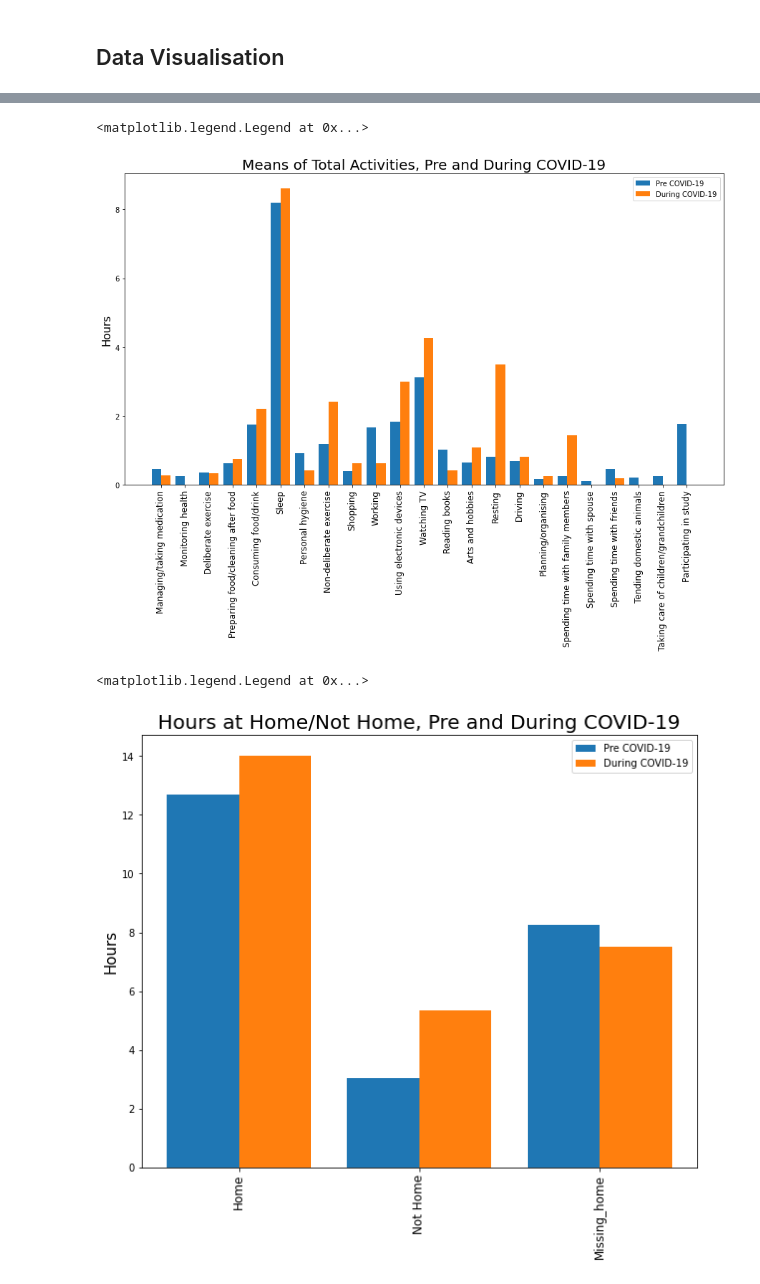
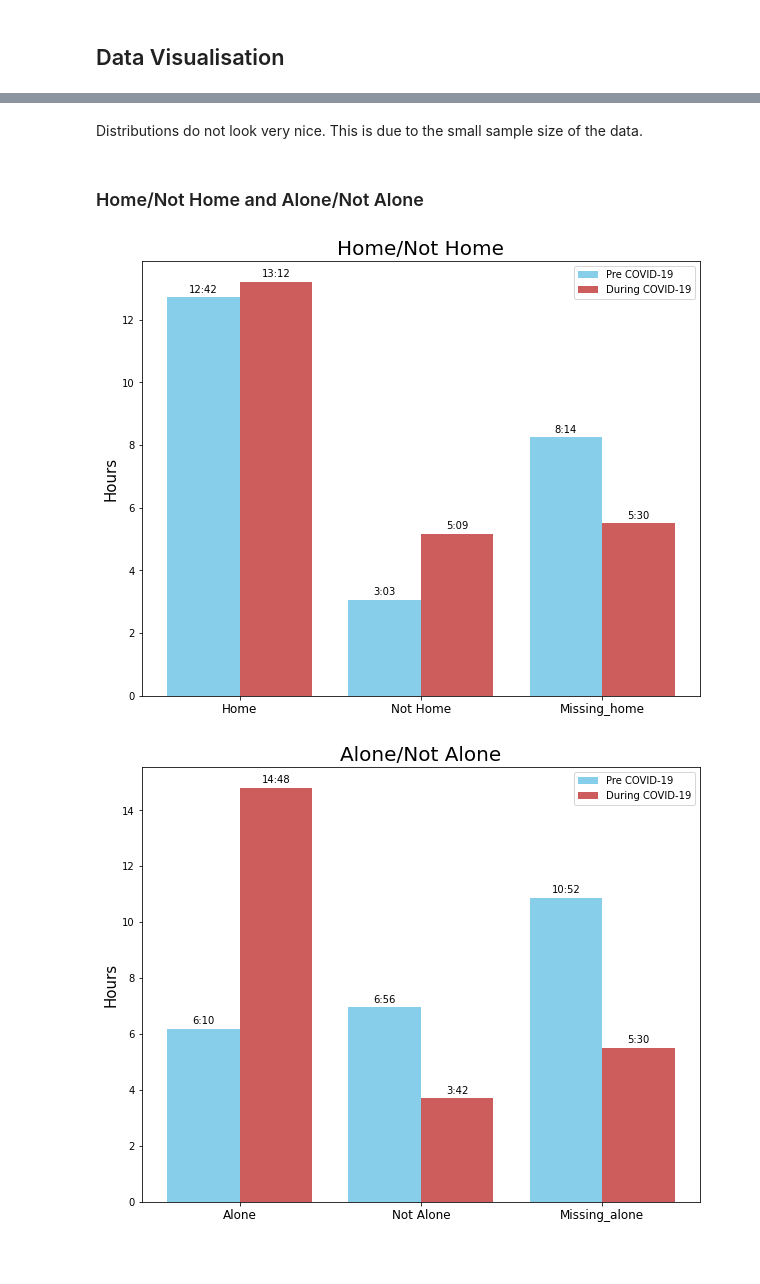
Before and after one commit to tommiehayes/Time-use-Analysis, a Jupyter notebook: Time use Analysis.ipynb, the cells around one changed output, grey strips where cells are left out. Drawn from its saved outputs; the diff is of its cells as text; code cells hidden in the pictures; blank space fills up the shorter version.

Commit message:
added more graphs

```diff
--- a/Time use Analysis.ipynb
+++ b/Time use Analysis.ipynb
@@ -88,2 +22,23 @@ dur_home_alone.describe()[:3]
+# %%
+df_pri = pre_pri.append(dur_pri)
+df_sec = pre_sec.append(dur_sec)
+df_total = pre_total.append(dur_total)
+df_home_alone = pre_home_alone.append(dur_home_alone)
 # %% [markdown]
 ## Data Visualisation
+# %%
+#function to convert decimals into hours and minutes (HH:MM)
+def convert(time):
+    hours = int(time)
+    minutes = (time*60) % 60
+    return "%d:%02d" % (hours, minutes)
+# %%
+#function to automatically label a graph with their respective amount of time in hours and minutes
+def autolabel(rects):
+    for rect in rects:
+        height = rect.get_height()
+        ax.annotate('{}'.format(convert(height)),
+                    xy=(rect.get_x() + rect.get_width() / 2, height),
+                    xytext=(0, 3),
+                    textcoords="offset points",
+                    ha='center', va='bottom')
@@ -124,32 +126,40 @@ ax.legend()
+# %% [markdown]
+Distributions do not look very nice. This is due to the small sample size of the data.
+# %% [markdown]
+### Home/Not Home and Alone/Not Alone
 # %%
-fig, ax = plt.subplots(figsize=(15, 8))
-x=np.arange(23)
+fig, ax = plt.subplots(figsize=(10, 8))
+x=np.arange(3)
 bar_width = 0.4
 
-ax.bar(x, pre_total.mean()[:-1], width=bar_width, label='Pre COVID-19')
-ax.bar(x+bar_width, dur_total.mean()[:-1], width=bar_width, label='During COVID-19')
+prehome = ax.bar(x, pre_home_alone.mean()[:3], width=bar_width, label='Pre COVID-19', color = 'SkyBlue')
+durhome = ax.bar(x+bar_width, dur_home_alone.mean()[:3], width=bar_width, label='During COVID-19', color = 'IndianRed')
 
 ax.set_xticks(x+bar_width/2)
-ax.set_xticklabels(pre_pri.columns[1:-1], rotation=90, size=12)
-ax.set_title('Means of Total Activities, Pre and During COVID-19', size=20)
+ax.set_xticklabels(pre_home_alone.columns[1:], size=12)
+ax.set_title('Home/Not Home', size=20)
 ax.set_ylabel('Hours', size=15)
 ax.legend()
+
+autolabel(prehome)
+autolabel(durhome)
 # %% [output]
-<matplotlib.legend.Legend at 0x...>
-[figure, old version]
+[figure, new version]
 # %%
 fig, ax = plt.subplots(figsize=(10, 8))
 x=np.arange(3)
 bar_width = 0.4
 
-ax.bar(x, pre_home_alone.mean()[:3], width=bar_width, label='Pre COVID-19')
-ax.bar(x+bar_width, dur_home_alone.mean()[:3], width=bar_width, label='During COVID-19')
+prealone = ax.bar(x, pre_home_alone.mean()[3:], width=bar_width, label='Pre COVID-19', color = 'SkyBlue')
+duralone = ax.bar(x+bar_width, dur_home_alone.mean()[3:], width=bar_width, label='During COVID-19', color = 'IndianRed')
 
 ax.set_xticks(x+bar_width/2)
-ax.set_xticklabels(pre_home_alone.columns[1:], rotation=90, size=12)
-ax.set_title('Hours at Home/Not Home, Pre and During COVID-19', size=20)
+ax.set_xticklabels(pre_home_alone.columns[4:], size=12)
+ax.set_title('Alone/Not Alone', size=20)
 ax.set_ylabel('Hours', size=15)
 ax.legend()
+
+autolabel(prealone)
+autolabel(duralone)
 # %% [output]
-<matplotlib.legend.Legend at 0x...>
-[figure, old version]
+[figure, new version]
```
Also changed, not shown: parts of 23 cells of this notebook.
